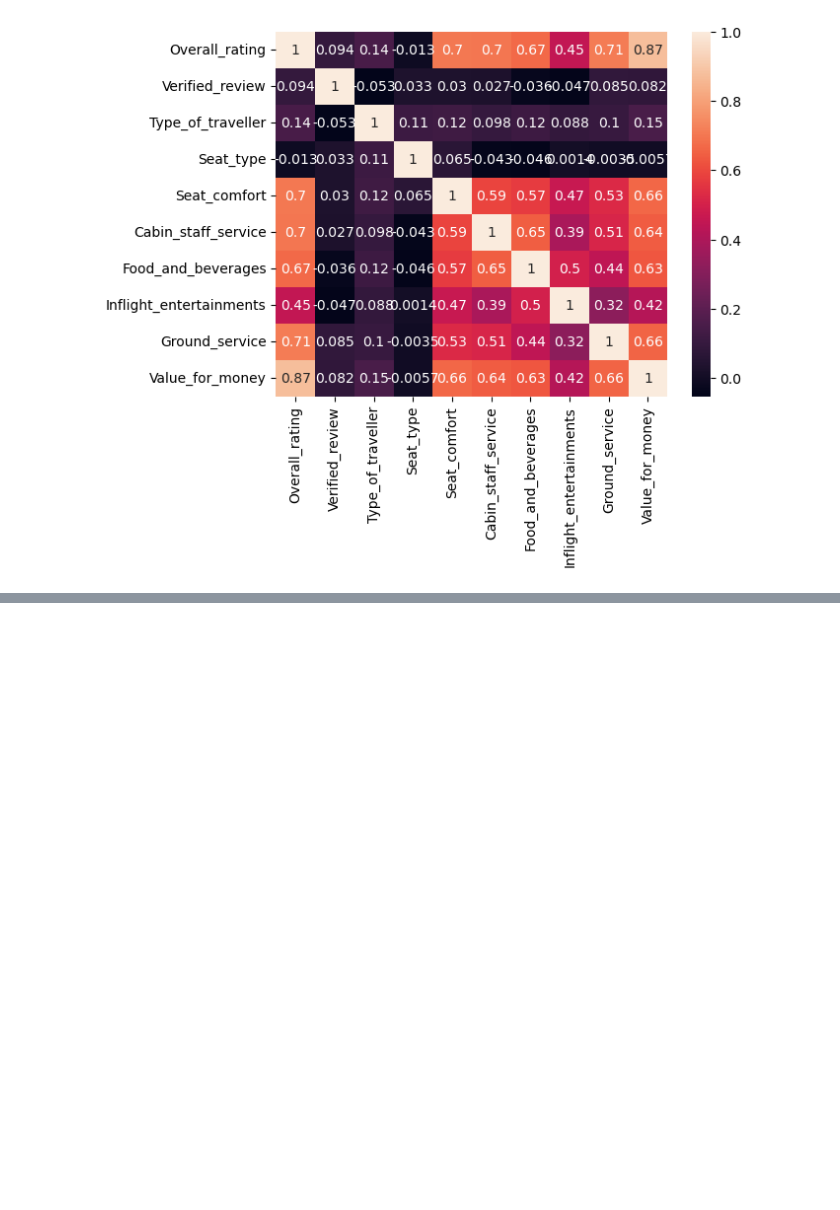
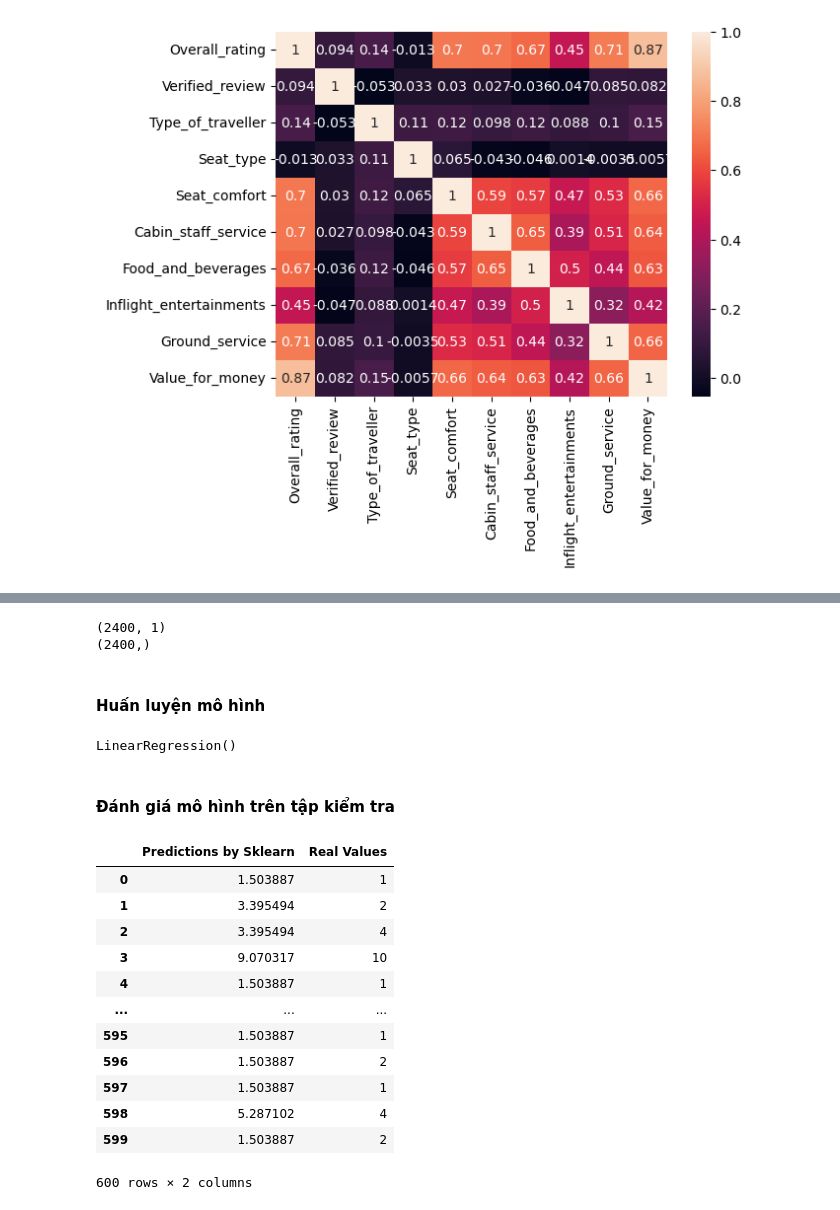
Before and after one commit to NgHuyen137/Intro2DS_Project, a Jupyter notebook: notebooks/4.0-data-modelling.ipynb, the cells around one changed output, grey strips where cells are left out. Drawn from its saved outputs; the diff is of its cells as text; code cells hidden in the pictures; blank space fills up the shorter version.

```diff
--- a/notebooks/4.0-data-modelling.ipynb
+++ b/notebooks/4.0-data-modelling.ipynb
@@ -79,0 +101,40 @@ sns.heatmap(correlations,annot=True);
+# %%
+X_train, X_test, y_train, y_test = train_test_split(X, y, test_size=0.2, random_state=42)
+print(X_train.shape)
+print(y_train.shape)
+# %% [output]
+(2400, 1)
+(2400,)
+# %% [markdown]
+#### Huấn luyện mô hình
+# %%
+# Tạo mô hình hồi quy tuyến tính đơn biến
+linear_model = LinearRegression()
+
+# Huấn luyện mô hình trên tập huấn luyện
+linear_model.fit(X_train, y_train)
+# %% [output]
+LinearRegression()
+# %% [markdown]
+#### Đánh giá mô hình trên tập kiểm tra
+# %%
+
+y_test_pred = linear_model.predict(X_test)
+# %%
+dic={'Predictions by Sklearn': list(y_test_pred), 'Real Values':list(y_test)}
+comparison_df=pd.DataFrame(dic)
+comparison_df
+# %% [output]
+|  | Predictions by Sklearn | Real Values |
+| 0 | 1.503887 | 1 |
+| 1 | 3.395494 | 2 |
+| 2 | 3.395494 | 4 |
+| 3 | 9.070317 | 10 |
+| 4 | 1.503887 | 1 |
+| ... | ... | ... |
+| 595 | 1.503887 | 1 |
+| 596 | 1.503887 | 2 |
+| 597 | 1.503887 | 1 |
+| 598 | 5.287102 | 4 |
+| 599 | 1.503887 | 2 |
+600 rows × 2 columns
```
Also changed, not shown: parts of 18 cells of this notebook.
